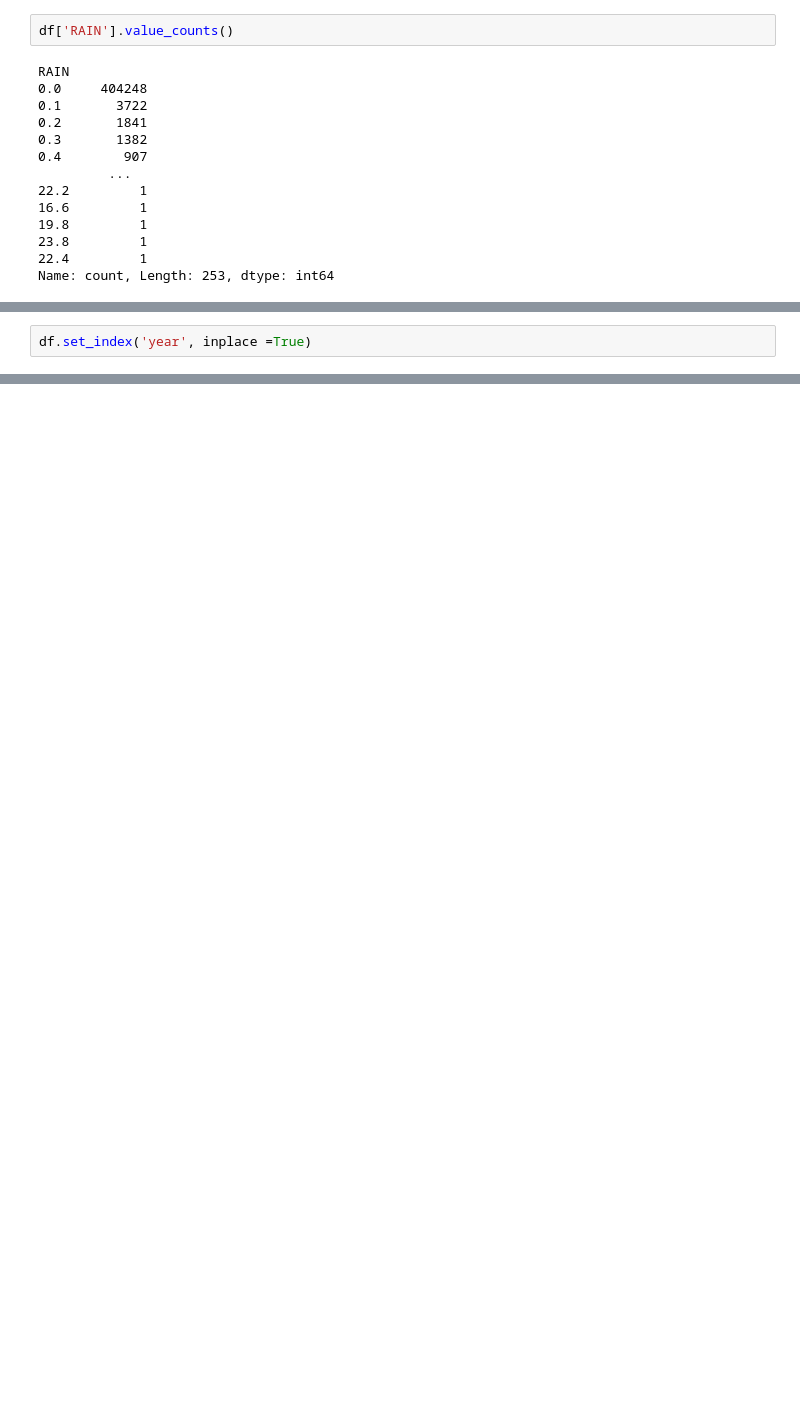
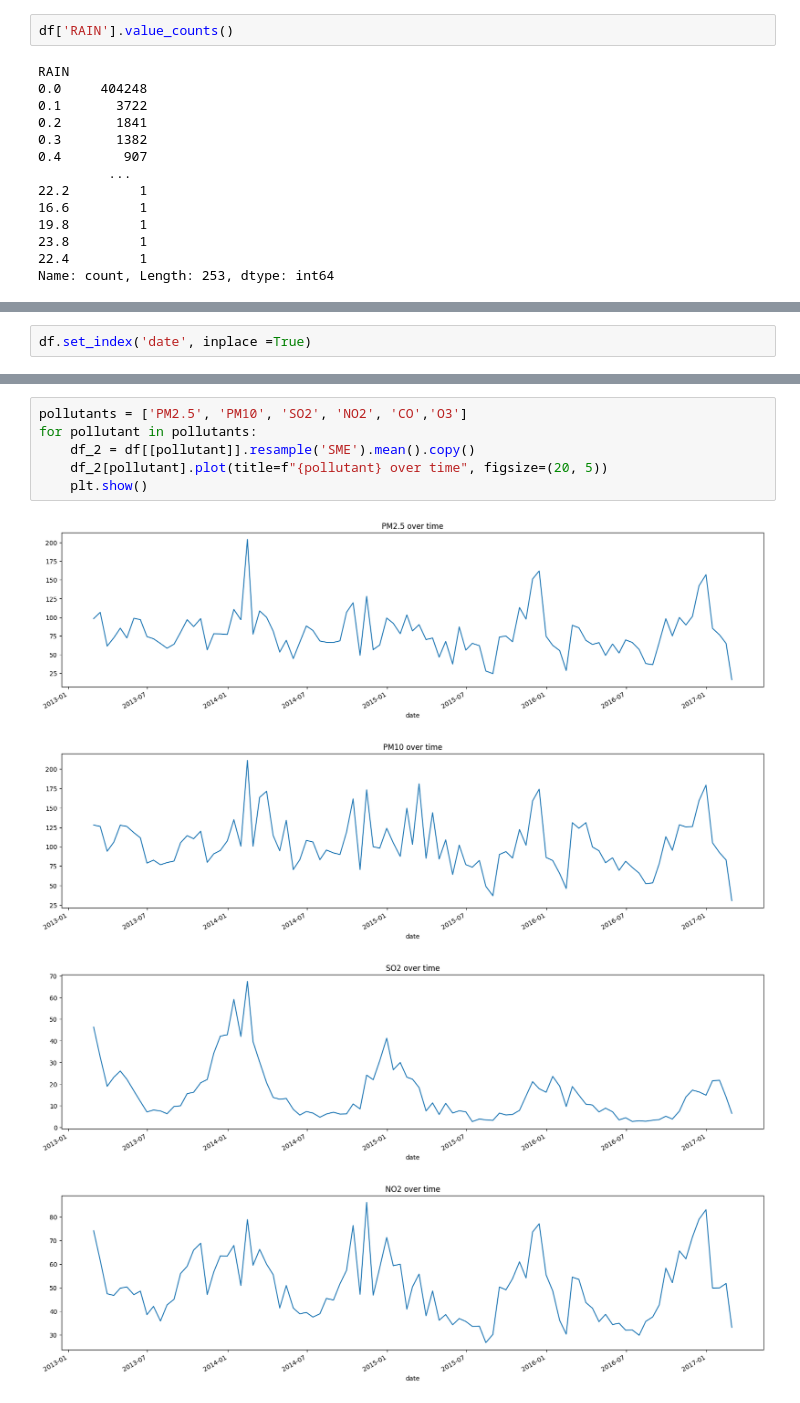
Before and after one commit to victorouma1/Machine-Learning-2, a Jupyter notebook: Week 3 Project.ipynb, the cells around one changed output, grey strips where cells are left out. Drawn from its saved outputs; the diff is of its cells as text; blank space fills up the shorter version.

```diff
--- a/Week 3 Project.ipynb
+++ b/Week 3 Project.ipynb
@@ -196,2 +226,2 @@ memory usage: 54.6 MB
 # %%
-df.set_index('year', inplace =True)
+df.set_index('date', inplace =True)
@@ -197,0 +238,11 @@ df.set_index('year', inplace =True)
+# %%
+pollutants = ['PM2.5', 'PM10', 'SO2', 'NO2', 'CO','O3']
+for pollutant in pollutants:
+    df_2 = df[[pollutant]].resample('SME').mean().copy()
+    df_2[pollutant].plot(title=f"{pollutant} over time", figsize=(20, 5))
+    plt.show()
+# %% [output]
+[figure, added]
+[figure, added]
+[figure, added]
+[figure, added]
```
Also changed, not shown: parts of 33 cells of this notebook.
